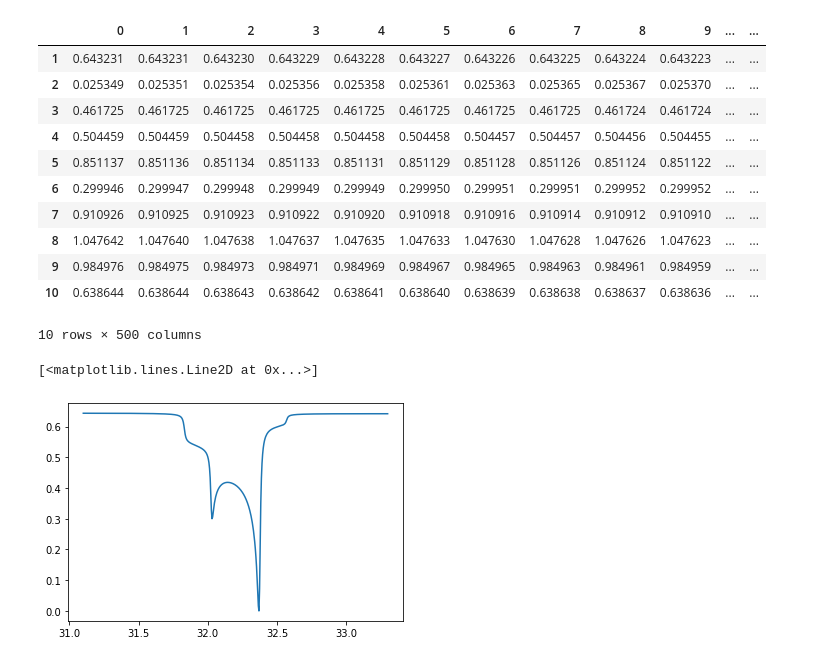
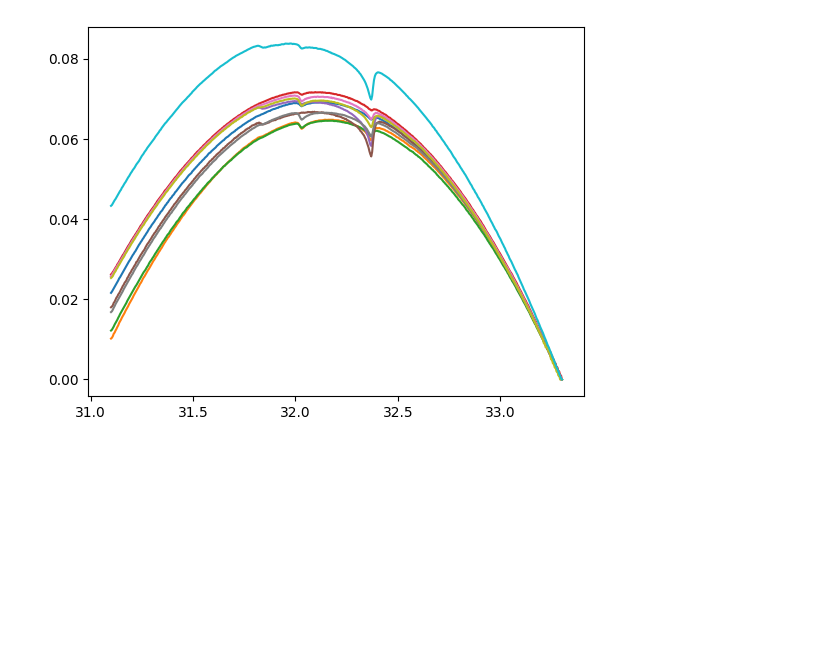
Before and after one commit to uva-spin/ANN-NMR, a Jupyter notebook: NM4-Fermilab/Untitled-1.ipynb, the cells around one changed output. Saved outputs shown, nothing was run; the diff lists cells and outputs as text; code cells hidden in the pictures; blank space fills up the shorter version.

```diff
--- a/NM4-Fermilab/Untitled-1.ipynb
+++ b/NM4-Fermilab/Untitled-1.ipynb
@@ -16,27 +16,11 @@ df = pd.read_csv("Test.csv",header=None)
 # df_rawsignal_noise = df_rawsignal_noise.drop([0],axis=1)
 df = df.drop(columns=[500,501])
 df = df.drop(0)
-# %%
-df
-# %% [output]
-|  | 0 | 1 | 2 | 3 | 4 | 5 | 6 | 7 | 8 | 9 | ... | ... |
-| 1 | 0.643231 | 0.643231 | 0.643230 | 0.643229 | 0.643228 | 0.643227 | 0.643226 | 0.643225 | 0.643224 | 0.643223 | ... | ... |
-| 2 | 0.025349 | 0.025351 | 0.025354 | 0.025356 | 0.025358 | 0.025361 | 0.025363 | 0.025365 | 0.025367 | 0.025370 | ... | ... |
-| 3 | 0.461725 | 0.461725 | 0.461725 | 0.461725 | 0.461725 | 0.461725 | 0.461725 | 0.461725 | 0.461724 | 0.461724 | ... | ... |
-| 4 | 0.504459 | 0.504459 | 0.504458 | 0.504458 | 0.504458 | 0.504458 | 0.504457 | 0.504457 | 0.504456 | 0.504455 | ... | ... |
-| 5 | 0.851137 | 0.851136 | 0.851134 | 0.851133 | 0.851131 | 0.851129 | 0.851128 | 0.851126 | 0.851124 | 0.851122 | ... | ... |
-| 6 | 0.299946 | 0.299947 | 0.299948 | 0.299949 | 0.299949 | 0.299950 | 0.299951 | 0.299951 | 0.299952 | 0.299952 | ... | ... |
-| 7 | 0.910926 | 0.910925 | 0.910923 | 0.910922 | 0.910920 | 0.910918 | 0.910916 | 0.910914 | 0.910912 | 0.910910 | ... | ... |
-| 8 | 1.047642 | 1.047640 | 1.047638 | 1.047637 | 1.047635 | 1.047633 | 1.047630 | 1.047628 | 1.047626 | 1.047623 | ... | ... |
-| 9 | 0.984976 | 0.984975 | 0.984973 | 0.984971 | 0.984969 | 0.984967 | 0.984965 | 0.984963 | 0.984961 | 0.984959 | ... | ... |
-| 10 | 0.638644 | 0.638644 | 0.638643 | 0.638642 | 0.638641 | 0.638640 | 0.638639 | 0.638638 | 0.638637 | 0.638636 | ... | ... |
-10 rows × 500 columns
 # %%
 x = np.linspace(31.1,33.3,500)
 plt.figure()
-for i in range(10):
+for i in range(50):
     plt.plot(x,df.iloc[i])
 # plt.plot(x,df.iloc[0])
 # %% [output]
-[<matplotlib.lines.Line2D at 0x...>]
-[figure, old version]
+[figure, new version]
```
Also changed, not shown: parts of 2 cells of this notebook, 6 other files.
